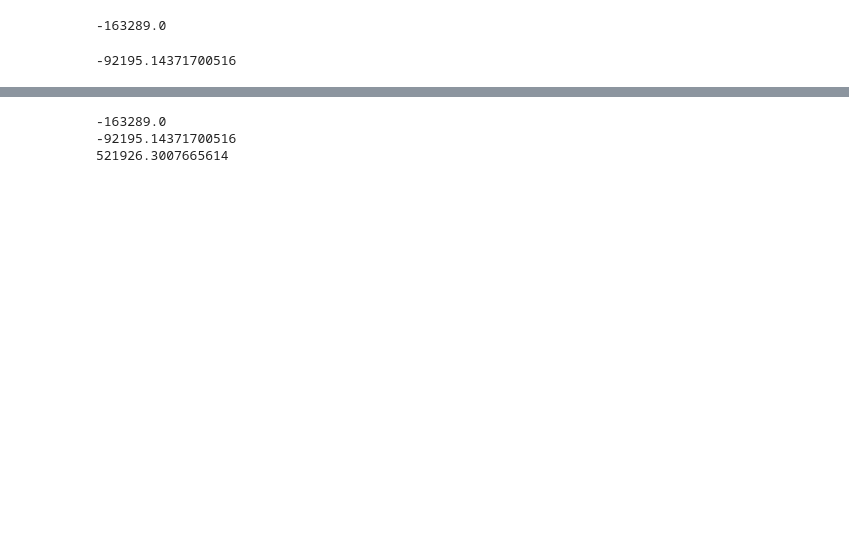
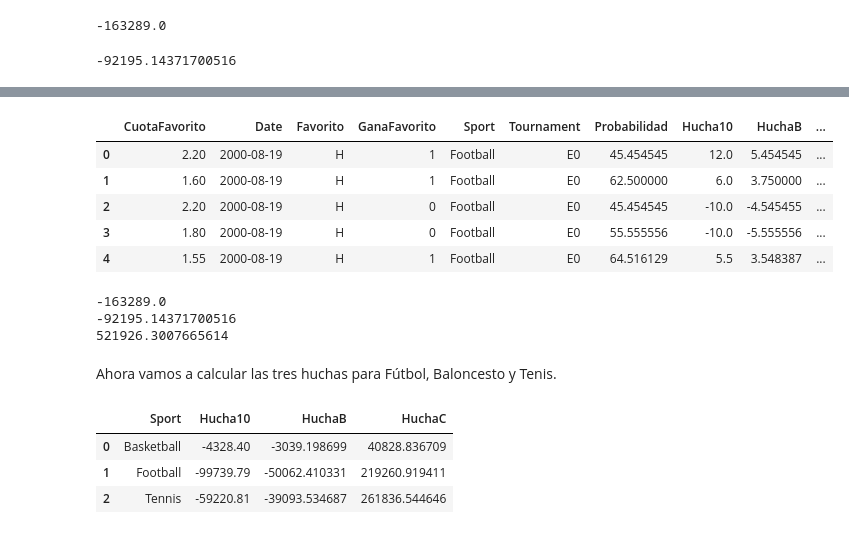
Before and after one commit to franciscojdiezc/TFM, a Jupyter notebook: 2. Hucha.ipynb, the cells around one changed output, grey strips where cells are left out. Cells and saved outputs as stored; diff of their text form; code cells hidden in the pictures; blank space fills up the shorter version.

```diff
--- a/2. Hucha.ipynb
+++ b/2. Hucha.ipynb
@@ -171,4 +131,13 @@ sports.head()
 | 4 | 1.55 | 2000-08-19 | H | 1 | Football | E0 | 64.516129 | 5.5 | 3.548387 | ... |
 # %%
 sports['HuchaC'] = np.where(sports['GanaFavorito'] == 1, sports['CuotaFavorito']*sports['Indicador']/10, -sports['Indicador']/10)
+# %%
+sports.head()
+# %% [output]
+|  | CuotaFavorito | Date | Favorito | GanaFavorito | Sport | Tournament | Probabilidad | Hucha10 | HuchaB | ... |
+| 0 | 2.20 | 2000-08-19 | H | 1 | Football | E0 | 45.454545 | 12.0 | 5.454545 | ... |
+| 1 | 1.60 | 2000-08-19 | H | 1 | Football | E0 | 62.500000 | 6.0 | 3.750000 | ... |
+| 2 | 2.20 | 2000-08-19 | H | 0 | Football | E0 | 45.454545 | -10.0 | -4.545455 | ... |
+| 3 | 1.80 | 2000-08-19 | H | 0 | Football | E0 | 55.555556 | -10.0 | -5.555556 | ... |
+| 4 | 1.55 | 2000-08-19 | H | 1 | Football | E0 | 64.516129 | 5.5 | 3.548387 | ... |
 # %%
@@ -181,0 +153,9 @@ print(sports['HuchaC'].sum())
+# %% [markdown]
+Ahora vamos a calcular las tres huchas para Fútbol, Baloncesto y Tenis.
+# %%
+sports.groupby('Sport', as_index=False)[['Hucha10','HuchaB','HuchaC']].sum()
+# %% [output]
+|  | Sport | Hucha10 | HuchaB | HuchaC |
+| 0 | Basketball | -4328.40 | -3039.198699 | 40828.836709 |
+| 1 | Football | -99739.79 | -50062.410331 | 219260.919411 |
+| 2 | Tennis | -59220.81 | -39093.534687 | 261836.544646 |
```
Also changed, not shown: parts of 49 cells of this notebook.
